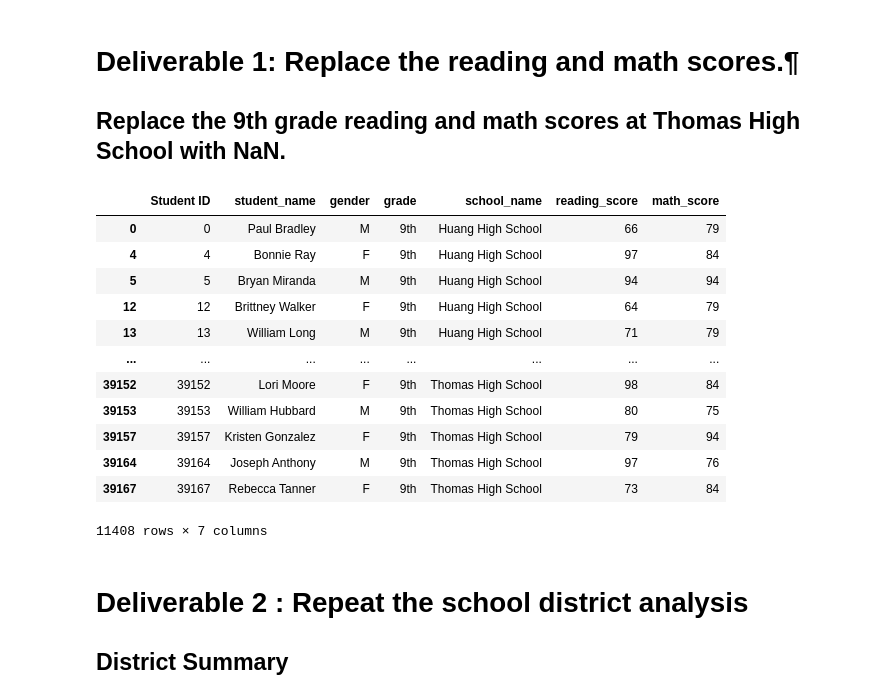
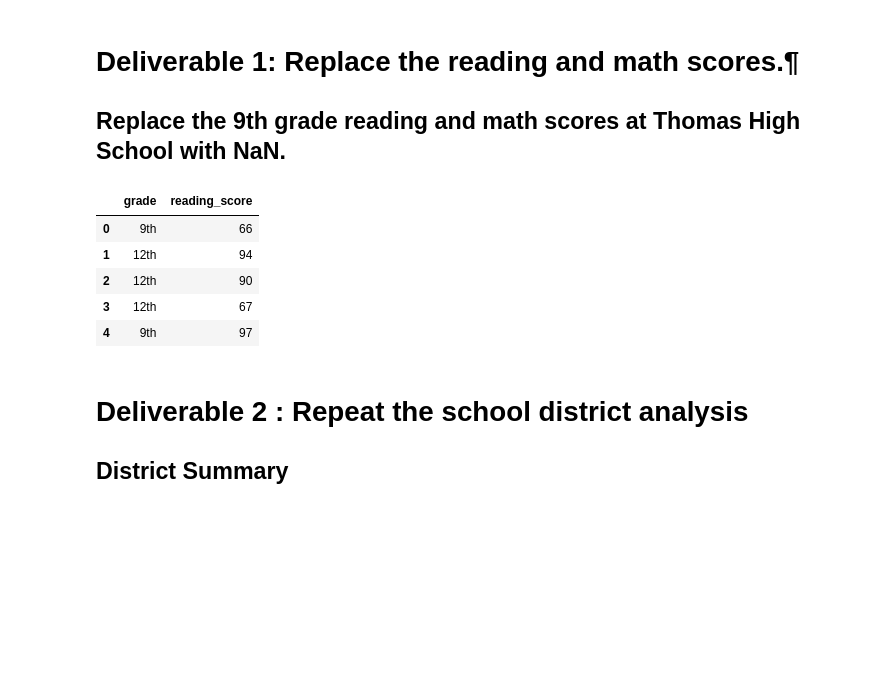
Before and after one commit to ASCHEET/School_District_Analysis, a Jupyter notebook: PyCitySchools_Challenge_testing.ipynb, the cells around one changed output. Cells and saved outputs as stored; diff of their text form; code cells hidden in the pictures; blank space fills up the shorter version.

```diff
--- a/PyCitySchools_Challenge_testing.ipynb
+++ b/PyCitySchools_Challenge_testing.ipynb
@@ -47,22 +47,15 @@ student_data_df.head(20)
 import numpy as np
 # %%
 # Step 2. Use the loc method on the student_data_df to select all the reading scores from the 9th grade at Thomas High School and replace them with NaN.
-tenth_twelfth_df = student_data_df.loc[student_data_df.grade == '9th'].replace(["reading_score" , "NaN"])
-tenth_twelfth_df
+student_data_10_12_df = student_data_df.loc[:, ["grade", "reading_score"]]
+student_data_10_12_df.head()
 # %% [output]
-|  | Student ID | student_name | gender | grade | school_name | reading_score | math_score |
-| 0 | 0 | Paul Bradley | M | 9th | Huang High School | 66 | 79 |
-| 4 | 4 | Bonnie Ray | F | 9th | Huang High School | 97 | 84 |
-| 5 | 5 | Bryan Miranda | M | 9th | Huang High School | 94 | 94 |
-| 12 | 12 | Brittney Walker | F | 9th | Huang High School | 64 | 79 |
-| 13 | 13 | William Long | M | 9th | Huang High School | 71 | 79 |
-| ... | ... | ... | ... | ... | ... | ... | ... |
-| 39152 | 39152 | Lori Moore | F | 9th | Thomas High School | 98 | 84 |
-| 39153 | 39153 | William Hubbard | M | 9th | Thomas High School | 80 | 75 |
-| 39157 | 39157 | Kristen Gonzalez | F | 9th | Thomas High School | 79 | 94 |
-| 39164 | 39164 | Joseph Anthony | M | 9th | Thomas High School | 97 | 76 |
-| 39167 | 39167 | Rebecca Tanner | F | 9th | Thomas High School | 73 | 84 |
+|  | grade | reading_score |
+| 0 | 9th | 66 |
+| 1 | 12th | 94 |
+| 2 | 12th | 90 |
+| 3 | 12th | 67 |
+| 4 | 9th | 97 |
-11408 rows × 7 columns
 # %%
 #  Step 3. Refactor the code in Step 2 to replace the math scores with NaN.
 # %%
```
